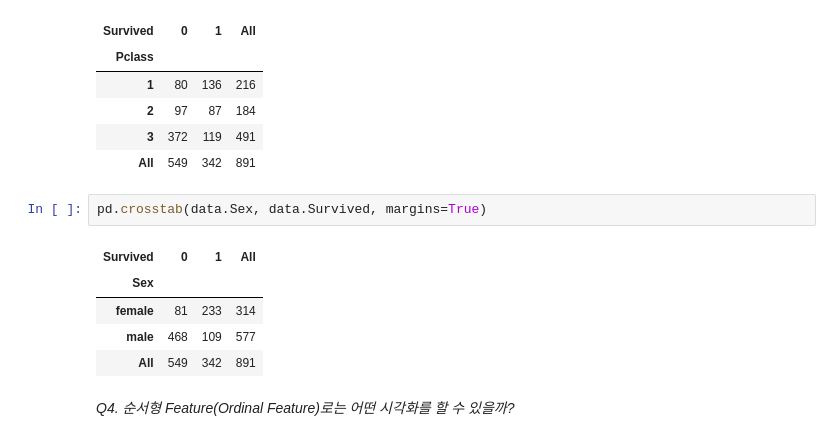
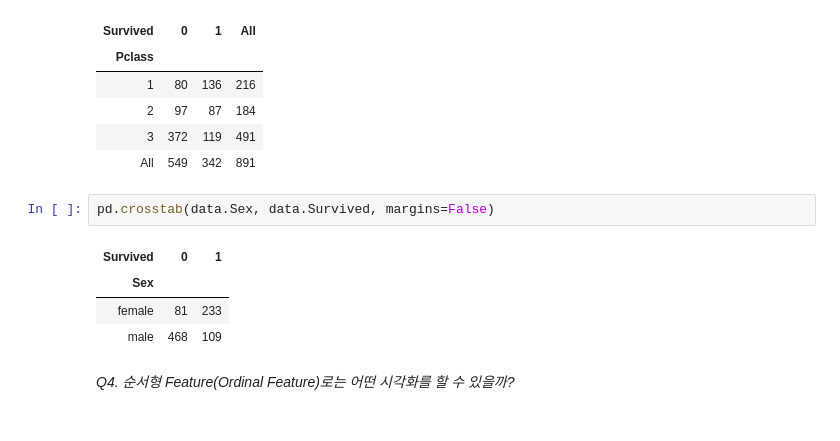
Before and after one commit to Steve-YJ/Explore-Kaggle, a Jupyter notebook: 01. Titanic/01. Kaggle-Titanic.ipynb, the cells around one changed output. Saved outputs shown, nothing was run; the diff lists cells and outputs as text.

```diff
--- a/01. Titanic/01. Kaggle-Titanic.ipynb
+++ b/01. Titanic/01. Kaggle-Titanic.ipynb
@@ -353,12 +354,11 @@ pd.crosstab(data.Pclass, data.Survived, margins=True)
 | 3 | 372 | 119 | 491 |
 | All | 549 | 342 | 891 |
 # %%
-pd.crosstab(data.Sex, data.Survived, margins=True)
+pd.crosstab(data.Sex, data.Survived, margins=False)
 # %% [output]
-| Survived | 0 | 1 | All |
-| Sex |  |  |  |
-| female | 81 | 233 | 314 |
-| male | 468 | 109 | 577 |
-| All | 549 | 342 | 891 |
+| Survived | 0 | 1 |
+| Sex |  |  |
+| female | 81 | 233 |
+| male | 468 | 109 |
 # %% [markdown]
 *Q4. 순서형 Feature(Ordinal Feature)로는 어떤 시각화를 할 수 있을까?*
```
Also changed, not shown: parts of 27 cells of this notebook.
